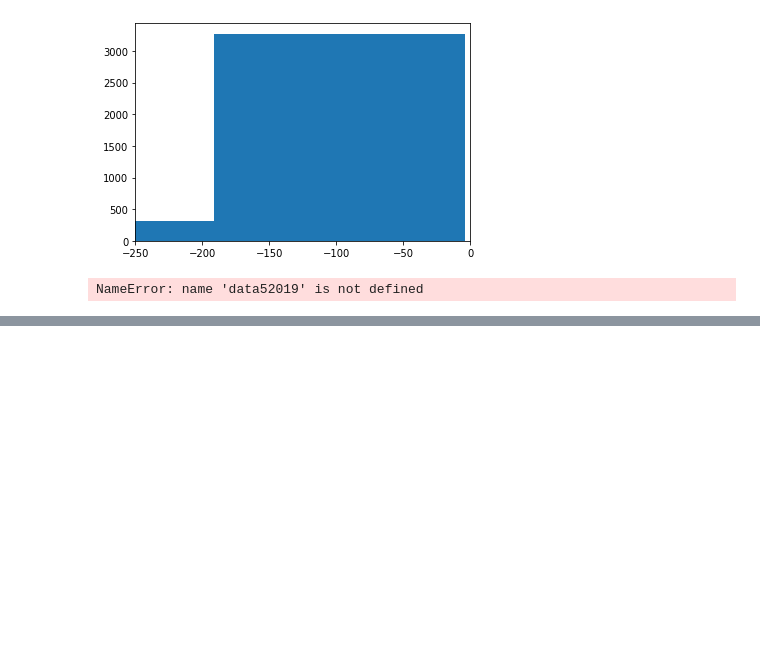
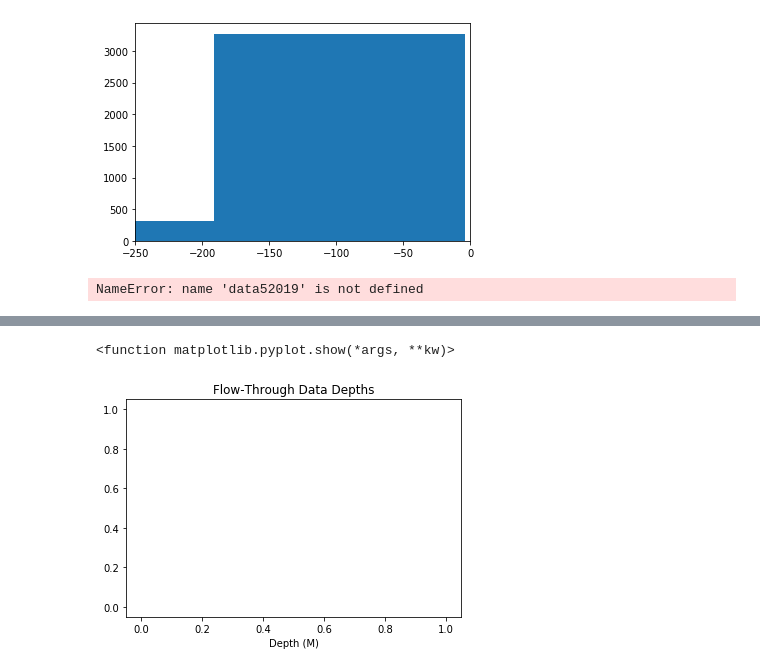
Before and after one commit to khyde/JPSS_Phytoplankton, a Jupyter notebook: IPython/Histograms.ipynb, the cells around one changed output, grey strips where cells are left out. Cells and saved outputs as stored; diff of their text form; code cells hidden in the pictures; blank space fills up the shorter version.

```diff
--- a/IPython/Histograms.ipynb
+++ b/IPython/Histograms.ipynb
@@ -814,0 +816,8 @@ plt.show
+# %%
+plt.hist (Depth, color = ['m'], bins = [25], rwidth = 0.98)
+plt.xlabel ("Depth (M)")
+plt.title ('Flow-Through Data Depths')
+plt.show
+# %% [output]
+<function matplotlib.pyplot.show(*args, **kw)>
+[figure, added]
```
Also changed, not shown: parts of 5 cells of this notebook, 1 other file.
